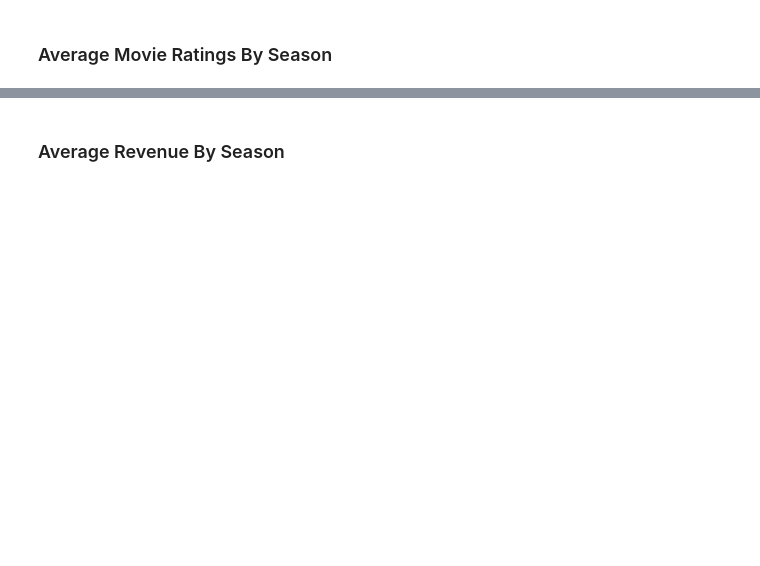
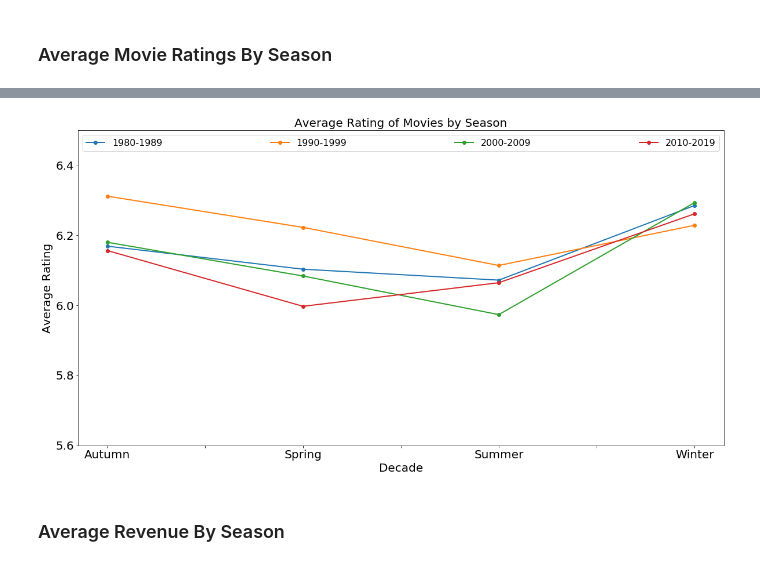
Before and after one commit to Nicole1701/group_project1, a Jupyter notebook: Analysis_Nicole.ipynb, the cells around one changed output, grey strips where cells are left out. Saved outputs shown, nothing was run; the diff lists cells and outputs as text; code cells hidden in the pictures; blank space fills up the shorter version.

```diff
--- a/Analysis_Nicole.ipynb
+++ b/Analysis_Nicole.ipynb
@@ -1084,20 +1137,22 @@ season_ratings_df
 # %%
 # Plot bar chart
 ax = season_ratings_df.plot(kind="line", figsize=(20,10), rot=0, legend=False, fontsize = 20, marker='o', linewidth=2)
 
 # Format Chart
 ax.legend(loc="upper center", mode = "expand", ncol = 10, fontsize=16)
 ax.set_xlabel('Decade', fontsize=20)
 ax.set_ylabel('Average Rating', fontsize=20)
-plt.ylim(5.5, 6.5)
+plt.ylim(5.6, 6.5)
 plt.title("Average Rating of Movies by Season", fontsize=20)
 
 
 # Output image
 plt.savefig("images/Rating_by_Season")
 
 # Show Chart
 plt.show()
+# %% [output]
+[figure, added]
 # %% [markdown]
 ### Average Revenue By Season
 # %%
```
Also changed, not shown: parts of 11 cells of this notebook, 2 other files.
